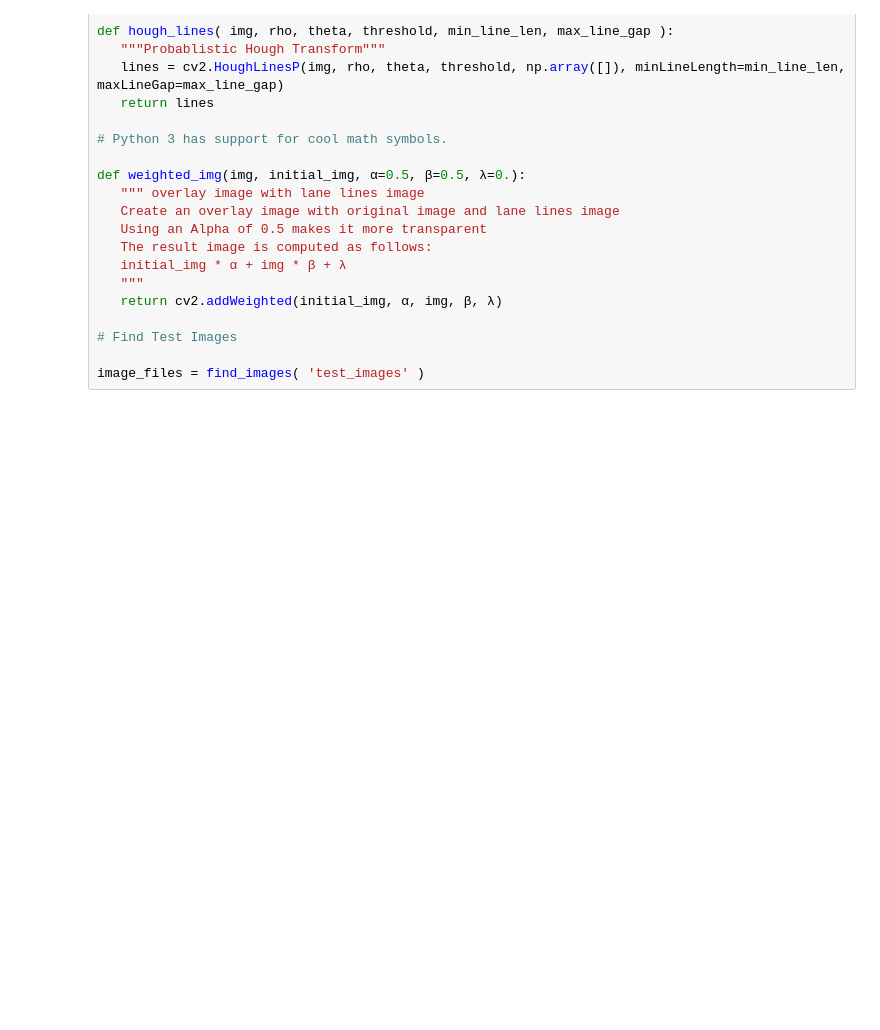
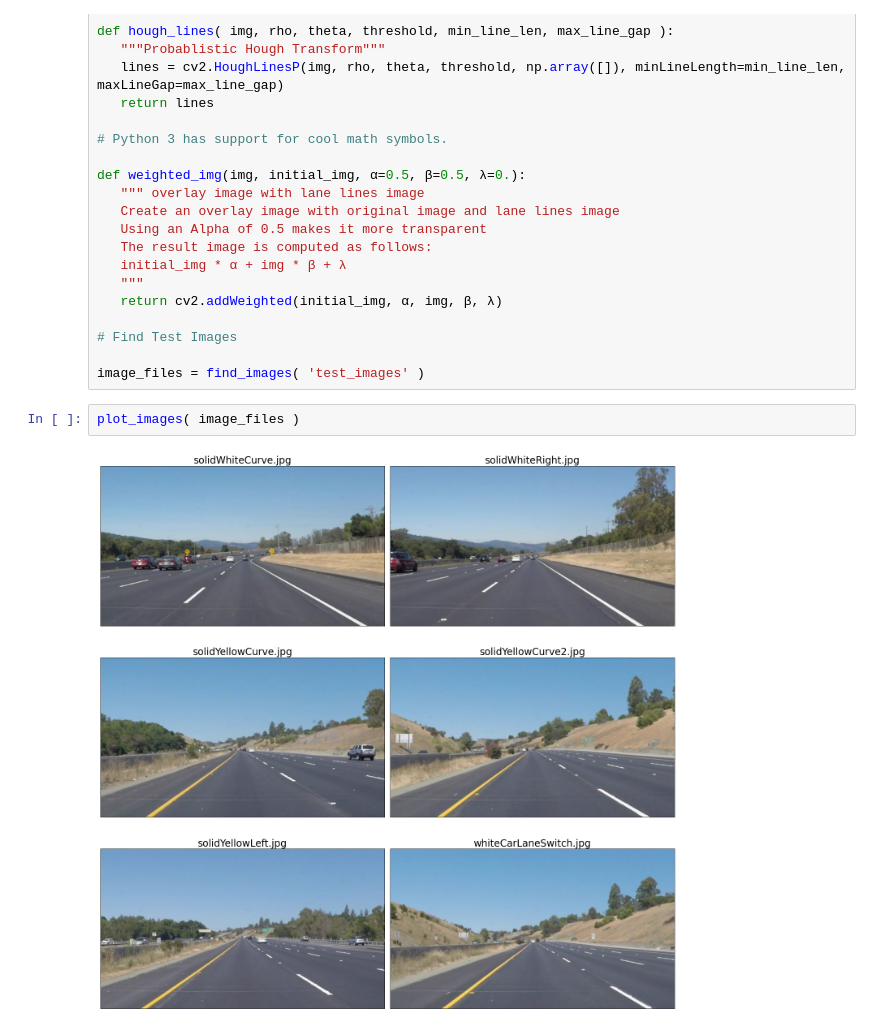
Before and after one commit to MaryamAdel9/Image-processing-project, a Jupyter notebook: phase1.ipynb, the cells around one changed output. Drawn from its saved outputs; the diff is of its cells as text; blank space fills up the shorter version.

Commit message:
add images

```diff
--- a/phase1.ipynb
+++ b/phase1.ipynb
@@ -247,3 +247,7 @@ def weighted_img(img, initial_img, α=0.5, β=0.5, λ=0.):
 # Find Test Images
 
 image_files = find_images( 'test_images' )
+# %%
+plot_images( image_files )
+# %% [output]
+[figure, added]
```
Also changed, not shown: parts of 5 cells of this notebook.
